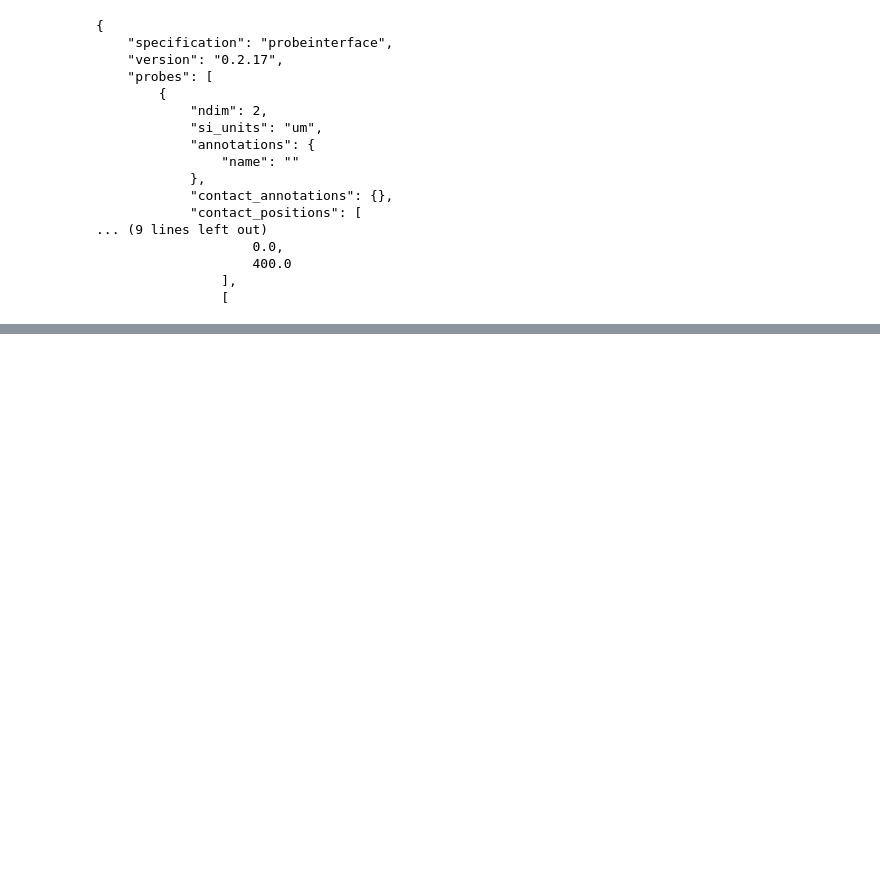
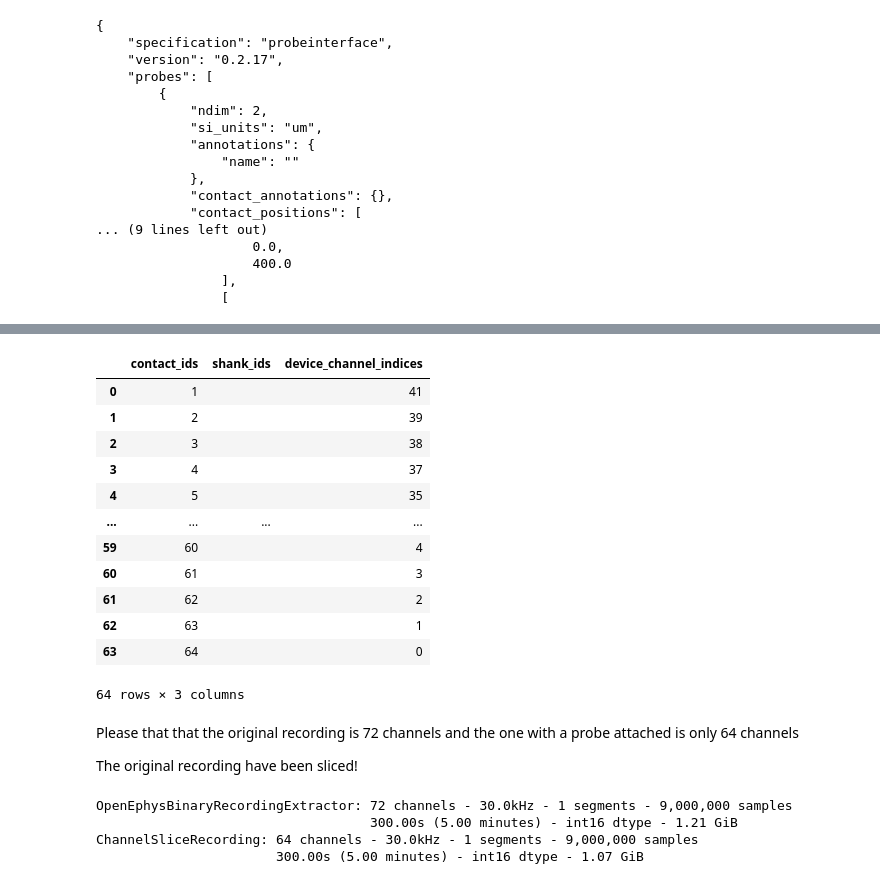
Before and after one commit to samuelgarcia/school_spike_sorting_marseille_2023, a Jupyter notebook: Practice_recording_probe/practice_probe.ipynb, the cells around one changed output, grey strips where cells are left out. Drawn from its saved outputs; the diff is of its cells as text; code cells hidden in the pictures; blank space fills up the shorter version.

```diff
--- a/Practice_recording_probe/practice_probe.ipynb
+++ b/Practice_recording_probe/practice_probe.ipynb
@@ -294,0 +326,29 @@ pi.write_probeinterface('A1x32-Poly2-10mm-50s-177_wired.json', probe)
+# %%
+probe.to_dataframe(complete=True).loc[:, ["contact_ids", "shank_ids", "device_channel_indices"]]
+# %% [output]
+|  | contact_ids | shank_ids | device_channel_indices |
+| 0 | 1 |  | 41 |
+| 1 | 2 |  | 39 |
+| 2 | 3 |  | 38 |
+| 3 | 4 |  | 37 |
+| 4 | 5 |  | 35 |
+| ... | ... | ... | ... |
+| 59 | 60 |  | 4 |
+| 60 | 61 |  | 3 |
+| 61 | 62 |  | 2 |
+| 62 | 63 |  | 1 |
+| 63 | 64 |  | 0 |
+64 rows × 3 columns
+# %% [markdown]
+Please that that the original recording is 72 channels and the one with a probe attached is only 64 channels
+
+The original recording have been sliced!
+# %%
+raw_rec = full_raw_rec.set_probe(probe)
+print(full_raw_rec)
+print(raw_rec)
+# %% [output]
+OpenEphysBinaryRecordingExtractor: 72 channels - 30.0kHz - 1 segments - 9,000,000 samples
+                                   300.00s (5.00 minutes) - int16 dtype - 1.21 GiB
+ChannelSliceRecording: 64 channels - 30.0kHz - 1 segments - 9,000,000 samples
+                       300.00s (5.00 minutes) - int16 dtype - 1.07 GiB
```
Also changed, not shown: parts of 9 cells of this notebook, 1 other file.
